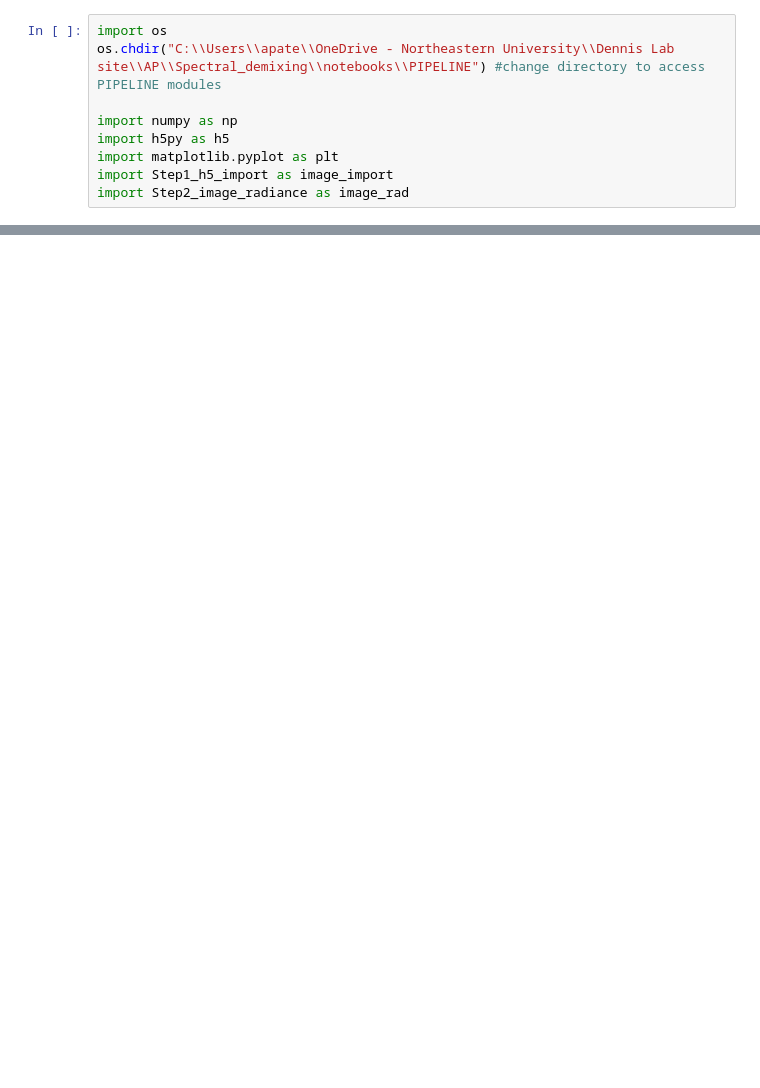
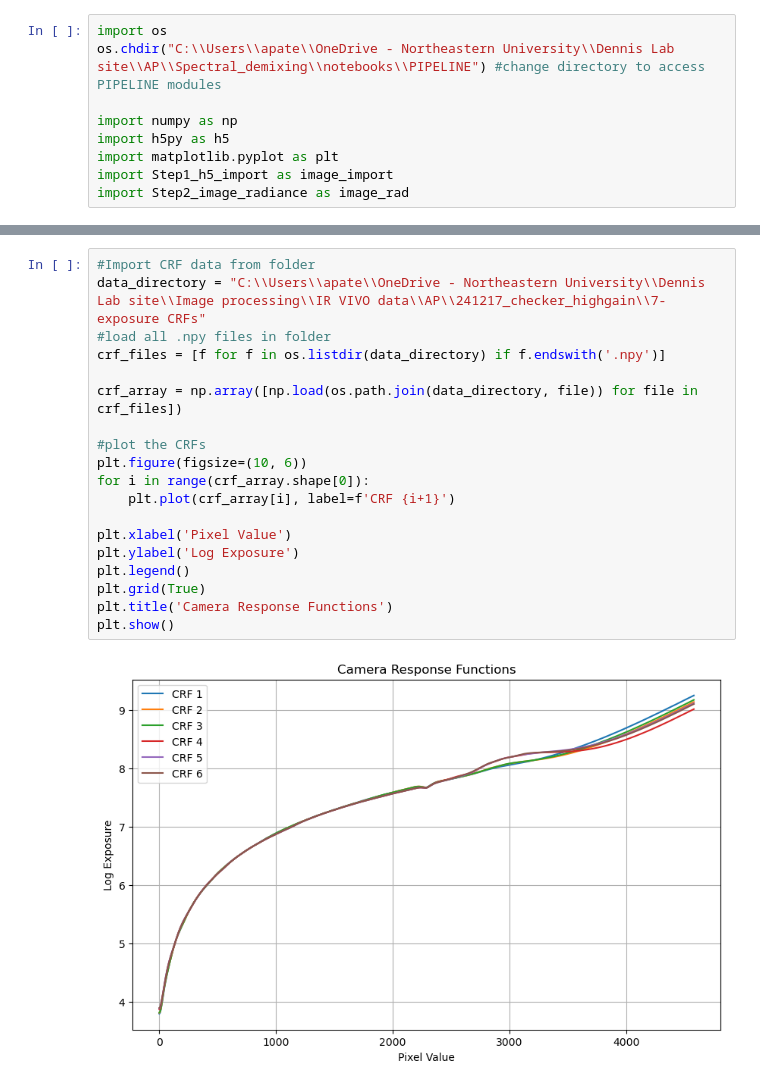
Before and after one commit to amishp42/SWIR_HDR, a Jupyter notebook: notebooks/241226_AP_DC_saturation/250103_high_gain_CRFs.ipynb, the cells around one changed output, grey strips where cells are left out. Drawn from its saved outputs; the diff is of its cells as text; blank space fills up the shorter version.

```diff
--- a/notebooks/241226_AP_DC_saturation/250103_high_gain_CRFs.ipynb
+++ b/notebooks/241226_AP_DC_saturation/250103_high_gain_CRFs.ipynb
@@ -71,0 +84,21 @@ image_rad.generate_multi_page_report(processed_data, data_directory, experiment_
+# %%
+#Import CRF data from folder
+data_directory = "C:\\Users\\apate\\OneDrive - Northeastern University\\Dennis Lab site\\Image processing\\IR VIVO data\\AP\\241217_checker_highgain\\7-exposure CRFs"
+#load all .npy files in folder
+crf_files = [f for f in os.listdir(data_directory) if f.endswith('.npy')]
+
+crf_array = np.array([np.load(os.path.join(data_directory, file)) for file in crf_files])
+
+#plot the CRFs
+plt.figure(figsize=(10, 6))
+for i in range(crf_array.shape[0]):
+    plt.plot(crf_array[i], label=f'CRF {i+1}')
+
+plt.xlabel('Pixel Value')
+plt.ylabel('Log Exposure')
+plt.legend()
+plt.grid(True)
+plt.title('Camera Response Functions')
+plt.show()
+# %% [output]
+[figure, added]
```
Also changed, not shown: parts of 4 cells of this notebook, 3 other files.
